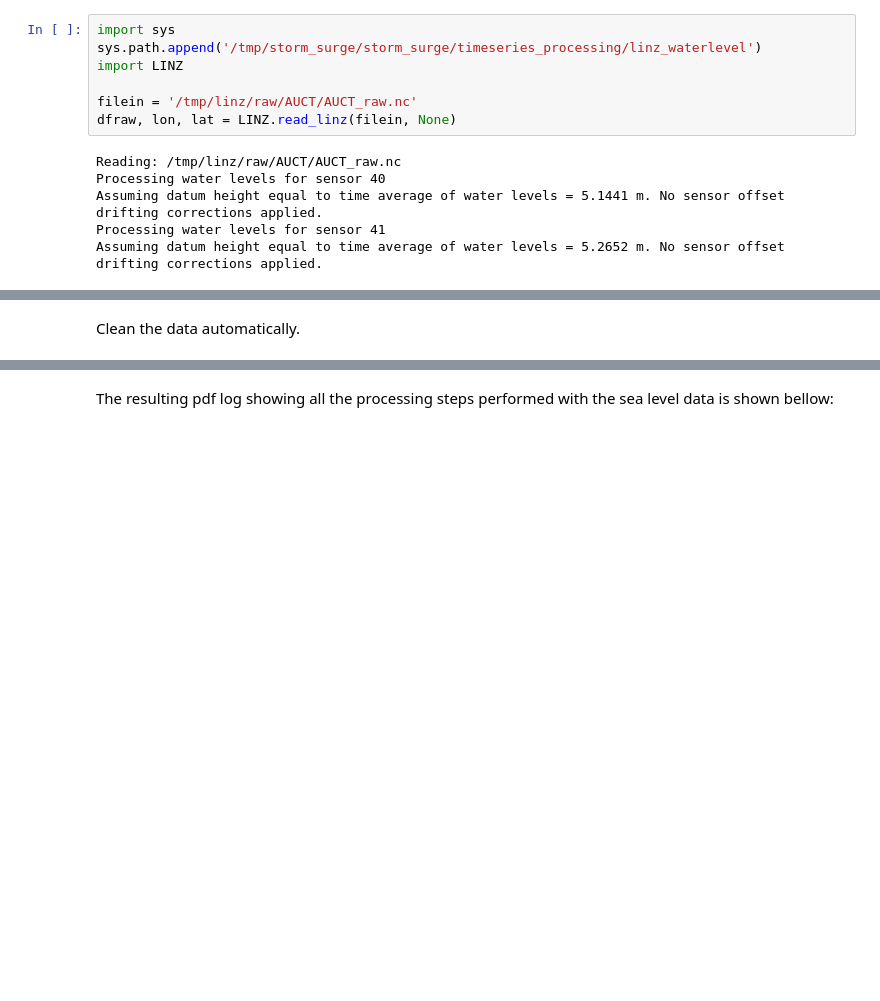
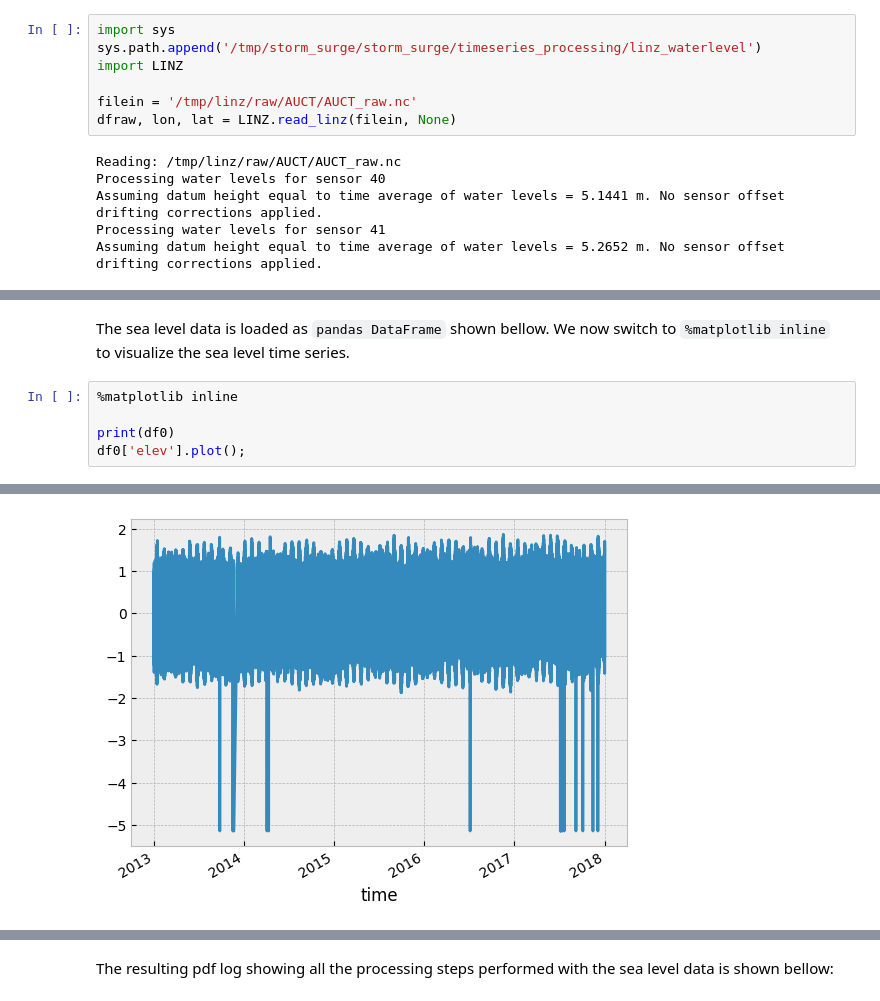
Before and after one commit to metocean/TAIAO, a Jupyter notebook: data_transformations/extract_storm_surge_linz.ipynb, the cells around one changed output, grey strips where cells are left out. Cells and saved outputs as stored; diff of their text form; blank space fills up the shorter version.

```diff
--- a/data_transformations/extract_storm_surge_linz.ipynb
+++ b/data_transformations/extract_storm_surge_linz.ipynb
@@ -109,5 +115,11 @@ del df0['time']
 Waiting for button press
 Continuing
 Switching to sensor 40
-# %% [markdown]
-Clean the data automatically.
+# %% [markdown]
+The sea level data is loaded as `pandas DataFrame` shown bellow. We now switch to `%matplotlib inline` to visualize the sea level time series.
+# %%
+%matplotlib inline
+
+print(df0)
+df0['elev'].plot();
+# %% [output]
@@ -113,0 +141 @@ Clean the data automatically.
+[figure, added]
```
Also changed, not shown: parts of 37 cells of this notebook.
